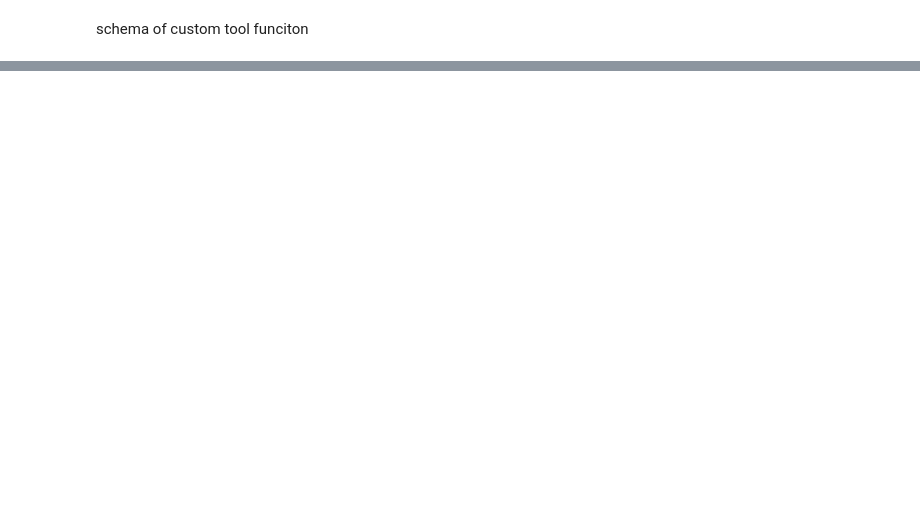
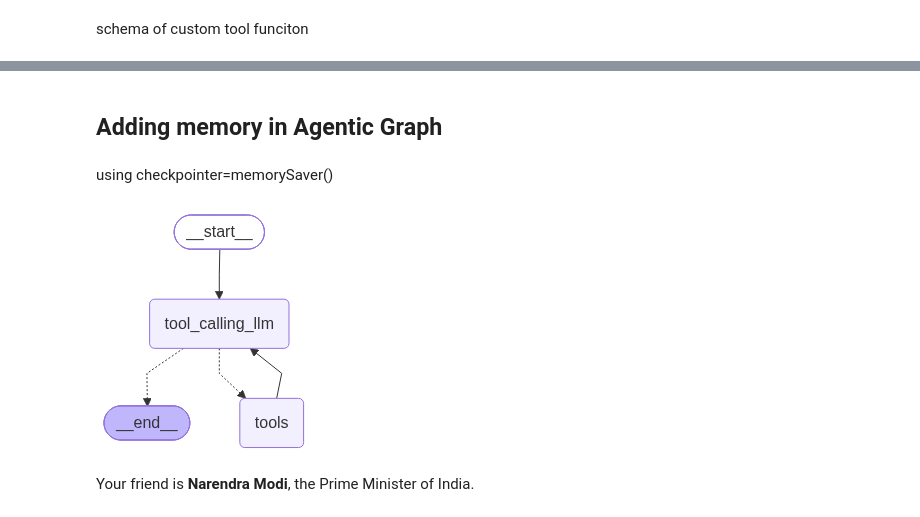
Before and after one commit to ramanandkb/Agentic_AI, a Jupyter notebook: langgraph/1-basicchatbot.ipynb, the cells around one changed output, grey strips where cells are left out. Cells and saved outputs as stored; diff of their text form; code cells hidden in the pictures; blank space fills up the shorter version.

```diff
--- a/langgraph/1-basicchatbot.ipynb
+++ b/langgraph/1-basicchatbot.ipynb
@@ -102,0 +195,37 @@ Tools=[tool,addition]
+# %% [markdown]
+## Adding memory in Agentic Graph
+# %% [markdown]
+using checkpointer=memorySaver()
+# %%
+## stategraph
+from langgraph.graph import START,END
+from langgraph.prebuilt import ToolNode, tools_condition
+from langgraph.checkpoint.memory import MemorySaver
+
+## MemorySaver instance
+memory=MemorySaver()
+
+
+## node defination
+def tool_calling_llm(state:State):
+    return {"messages": llm_with_tools.invoke(state["messages"])}
+
+## graph
+builder=StateGraph(State)
+builder.add_node("tool_calling_llm", tool_calling_llm)
+builder.add_node("tools",ToolNode(Tools))
+## add edges
+builder.add_edge(START,"tool_calling_llm")
+builder.add_conditional_edges(
+    "tool_calling_llm",
+    # if latest message (result) from assistant is a tool call -> tools_condition routes to Tools
+    # if latest message (result) from assistant is not a tool call -> tools_condition routes to tool_calling_llm
+      tools_condition
+)
+builder.add_edge("tools","tool_calling_llm")
+# builder.add_edge("tool_calling_llm","Tools")
+
+graph=builder.compile(checkpointer=memory)
+graph
+# %% [output]
+[figure, added]
@@ -102,0 +235,6 @@ Tools=[tool,addition]
+# %%
+config={"configurable":{"thread_id":"modi12"}}
+response=graph.invoke({"messages": "who is my friend "}, config=config)
+display(Markdown(response["messages"][-1].content))
+# %% [output]
+Your friend is **Narendra Modi**, the Prime Minister of India.
```
Also changed, not shown: parts of 21 cells of this notebook, 6 other files.
